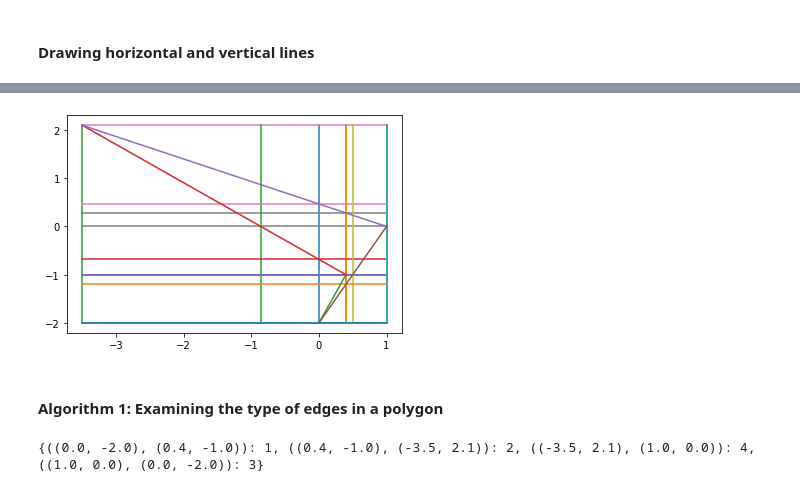
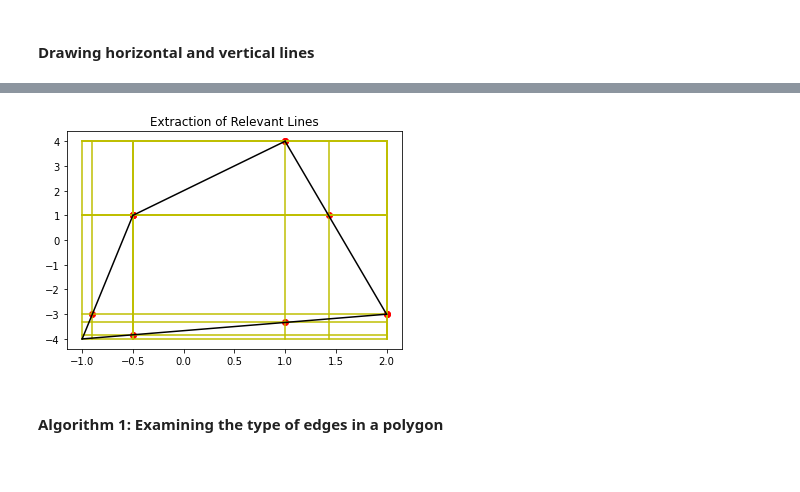
Before and after one commit to oortega20/CS294-final_project, a Jupyter notebook: inscribing_rectangle.ipynb, the cells around one changed output, grey strips where cells are left out. Saved outputs shown, nothing was run; the diff lists cells and outputs as text; code cells hidden in the pictures.

Commit message:
rectangle extraction complete

```diff
--- a/inscribing_rectangle.ipynb
+++ b/inscribing_rectangle.ipynb
@@ -167,11 +181,15 @@ def horizontal_lines(vertices):
     SAR_vertices = SAR(vertices)
     min_x, max_x = SAR_vertices[0][0], SAR_vertices[2][0]
     h_lines = []
-    for _, y in counter_clockwise(vertices):
-        start, end = [min_x, y], [max_x, y]
-        h_lines.append([start,end])
+    for _, y in vertices:
+        start, end = (min_x, y), (max_x, y)
+        h_lines.append((start,end))
     return h_lines
 # %%
+fig = plt.figure()
+
+plt.title('H + V lines')
+
 h_lines = horizontal_lines(points)
 v_lines = vertical_lines(points)
 for edge in h_lines:
@@ -184,13 +202,10 @@ for edge in v_lines:
     y_1,y_2 = edge[0][1], edge[1][1]
     plt.plot([x_1,x_2], [y_1,y_2])
 
-for edge in edges(rec):
+for edge in edge_pts:
     x_1,x_2 = edge[0][0], edge[1][0]
     y_1,y_2 = edge[0][1], edge[1][1]
     plt.plot([x_1,x_2], [y_1,y_2])
 
-for edge in e:
-    x_1,x_2 = edge[0][0], edge[1][0]
-    y_1,y_2 = edge[0][1], edge[1][1]
-    plt.plot([x_1,x_2], [y_1,y_2])
+plt.savefig('Polygon with H + V lines.png', format='png')
 # %% [output]
@@ -235,18 +244,34 @@ p_lines, pts = polygon_lines(points)
+# %%
+v_lines, h_lines, intersection_pts = polygon_lines(points, edge_pts)
 # %%
-for edge in p_lines:
+
+fig = plt.figure()
+
+plt.title('Extraction of Relevant Lines')
+
+
+
+for edge in v_lines:
     x_1,x_2 = edge[0][0], edge[1][0]
     y_1,y_2 = edge[0][1], edge[1][1]
-    plt.plot([x_1,x_2], [y_1,y_2])
+    plt.plot([x_1,x_2], [y_1,y_2],color='y')
 
-for edge in e:
+for edge in h_lines:
     x_1,x_2 = edge[0][0], edge[1][0]
     y_1,y_2 = edge[0][1], edge[1][1]
-    plt.plot([x_1,x_2], [y_1,y_2])
+    plt.plot([x_1,x_2], [y_1,y_2],color='y')
 
-# for x,y in pts:
-#     plt.scatter(x,y,color='b')
+for edge in edge_pts:
+    x_1,x_2 = edge[0][0], edge[1][0]
+    y_1,y_2 = edge[0][1], edge[1][1]
+    plt.plot([x_1,x_2], [y_1,y_2], color='k')
+
+for x,y in intersection_pts:
+    plt.scatter(x,y,color='r')
+
+plt.savefig('Extraction of Relevant Lines.png', format='png')
 # %% [output]
-[figure, old version]
+[figure, new version]
 # %% [markdown]
 #### Algorithm 1: Examining the type of edges in a polygon
 # %%
@@ -287,4 +312,0 @@ types = edge_types(points)
-# %%
-print(types)
-# %% [output]
-{((0.0, -2.0), (0.4, -1.0)): 1, ((0.4, -1.0), (-3.5, 2.1)): 2, ((-3.5, 2.1), (1.0, 0.0)): 4, ((1.0, 0.0), (0.0, -2.0)): 3}
```
Also changed, not shown: parts of 33 cells of this notebook.
